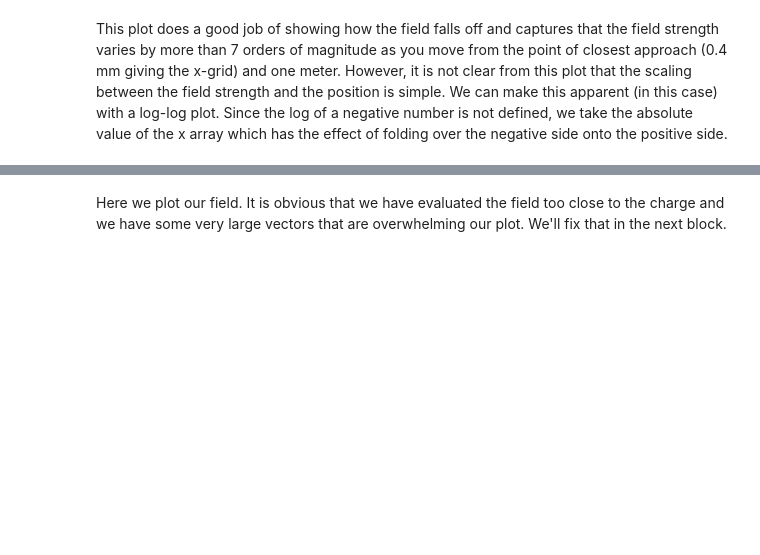
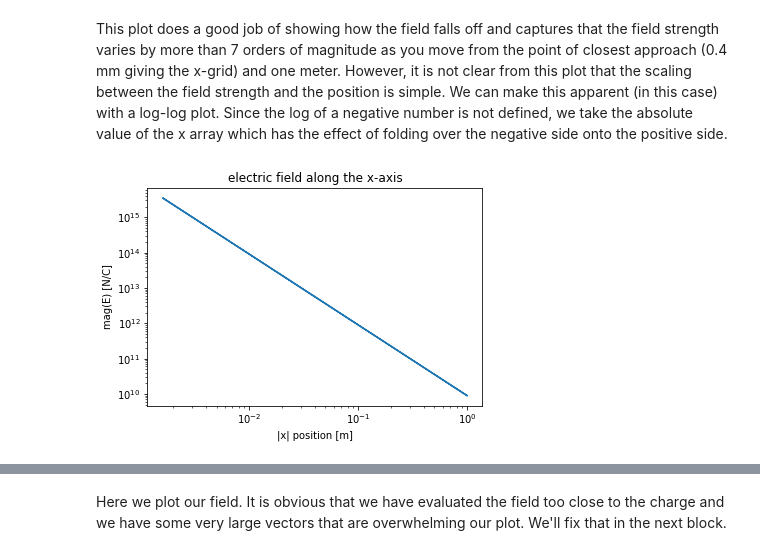
Before and after one commit to isoadn/HW1, a Jupyter notebook: HW_01.ipynb, the cells around one changed output, grey strips where cells are left out. Drawn from its saved outputs; the diff is of its cells as text; code cells hidden in the pictures; blank space fills up the shorter version.

```diff
--- a/HW_01.ipynb
+++ b/HW_01.ipynb
@@ -114,8 +194,10 @@ plt.show()
 # %% [markdown]
 This plot does a good job of showing how the field falls off and captures that the field strength varies by more than 7 orders of magnitude as you move from the point of closest approach (0.4 mm giving the x-grid) and one meter.  However, it is not clear from this plot that the scaling between the field strength and the position is simple.  We can make this apparent (in this case) with a log-log plot. Since the log of a negative number is not defined, we take the absolute value of the x array which has the effect of folding over the negative side onto the positive side.
 # %%
-plt.loglog(np.abs(x),mag_E)
+plt.loglog(np.abs(x),electric_field(Q_test, x))
 plt.title("electric field along the x-axis")
 plt.xlabel("|x| position [m]")
 plt.ylabel("mag(E) [N/C]")
 plt.show()
+# %% [output]
+[figure, added]
```
Also changed, not shown: parts of 70 cells of this notebook.
